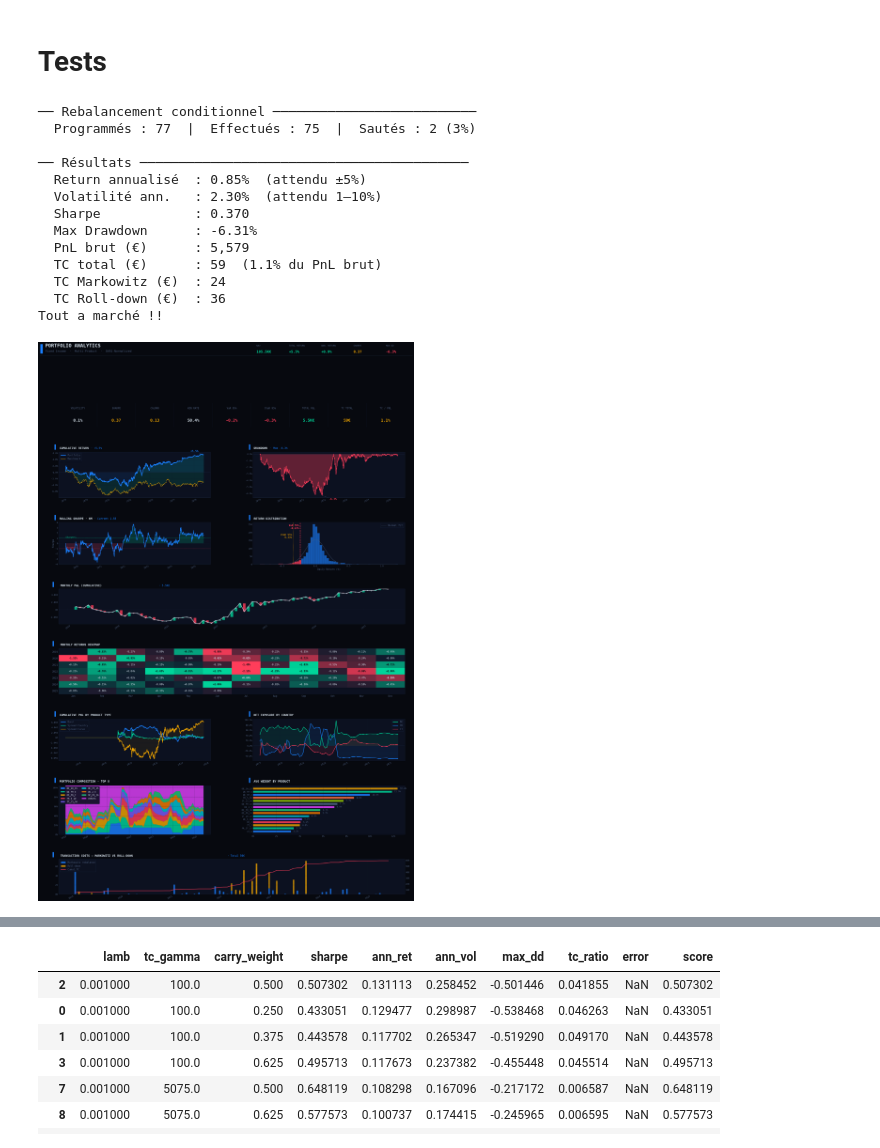
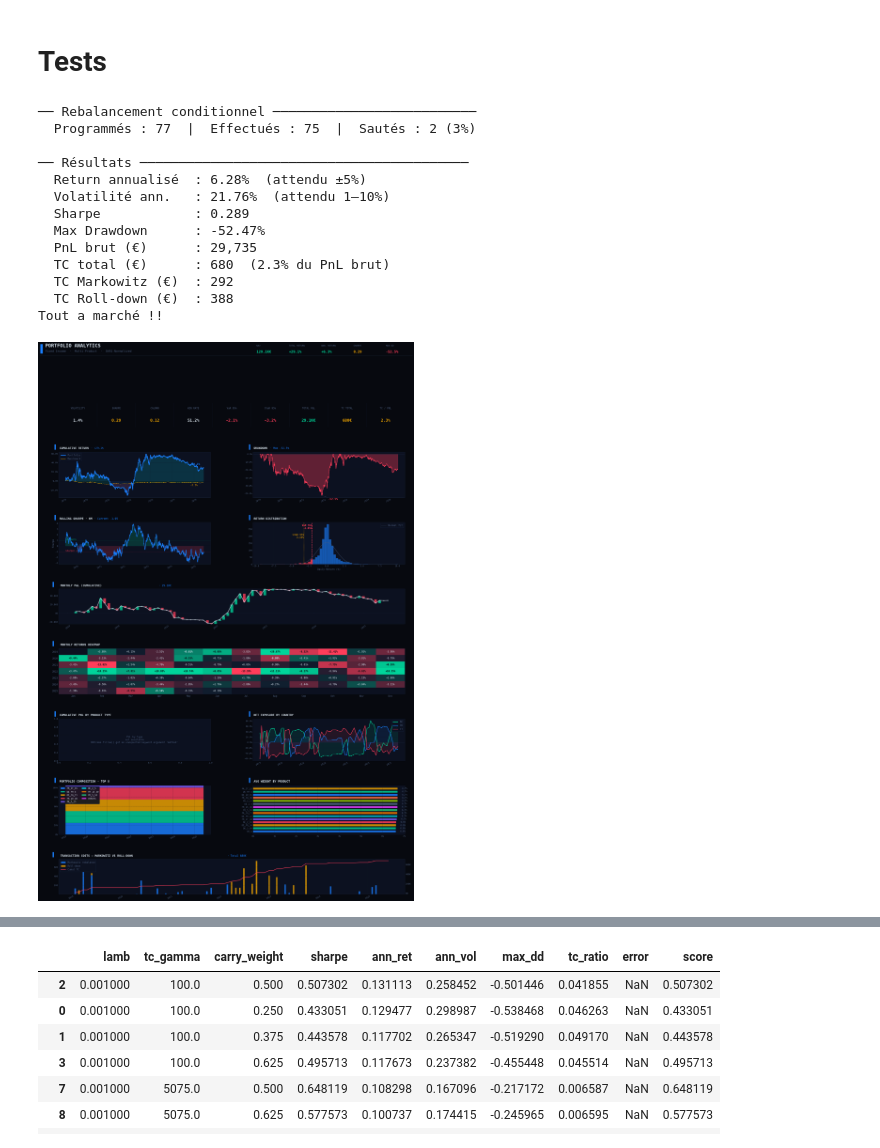
Before and after one commit to pradosth0/Markowitz_based_portfolio_allocation, a Jupyter notebook: pf_V2.ipynb, the cells around one changed output, grey strips where cells are left out. Drawn from its saved outputs; the diff is of its cells as text; code cells hidden in the pictures.

```diff
--- a/pf_V2.ipynb
+++ b/pf_V2.ipynb
@@ -124,12 +124,13 @@ def _compute_carry_for_isin(df_isin: pd.DataFrame) -> pd.DataFrame:
     Fallback si métadonnées manquantes :
       ≈ (price/100) × (yield/100) / 252
     """
-    df = df_isin.sort_values("time_stamp").copy()
+    df = df_isin.copy()
+    df = df.sort_values("time_stamp")
 
     needs = ["issue_date", "maturity_date", "coupon", "cpn_freq", "country_iso"]
     if any(c not in df.columns or df[c].isna().all() for c in needs):
         df["pnl_carry"] = (df["price"] / 100.0) * (df["yield"] / 100.0) / 252.0
-        return df
+        return df  # isin toujours présent ✅
 
     issue_date    = df["issue_date"].iloc[0]
     maturity_date = df["maturity_date"].iloc[0]
@@ -250,14 +251,15 @@ def compute_returns(data: pd.DataFrame) -> pd.DataFrame:
     # dy_bp : yield en % → diff en % → ×100 pour bp
     data["dy_bp"] = data.groupby("isin")["yield"].diff() * 100
 
-    # Carry QuantLib
     print("  Calcul carry QuantLib...")
-    try:
-        data = data.groupby("isin", group_keys=False).apply(
-            _compute_carry_for_isin, include_groups=True
-        )
-    except TypeError:
-        data = data.groupby("isin", group_keys=False).apply(_compute_carry_for_isin)
+    # Sauvegarde du mapping index → isin AVANT l'apply
+    isin_map = data["isin"].copy()
+
+    data = data.groupby("isin", group_keys=False).apply(_compute_carry_for_isin)
+
+    # Réassignation de isin si elle a été droppée
+    if "isin" not in data.columns:
+        data["isin"] = isin_map.reindex(data.index)
 
     # Filtre qualité ISINs
     valid = (
@@ -1961,44 +1963,44 @@ start_date = "2021-01-01"
 end_date   = "2025-06-10"
 
 
 tspf = TimeSeriesPortfolio(
     data=long,
     start_date="2019-01-01",
     end_date="2025-06-10",
     rebalance_freq="ME",
     dv01_ref=dv01_ref,
     long_only=False,
-    lamb=0.4, # 0.2
-    tc_gamma=10000 #12000 intensité des coûts dans l’optimisation
+    lamb=0.001, # 0.2
+    tc_gamma=1000 #12000 intensité des coûts dans l’optimisation
     #initial_weights= df_weights["weight"]
 )
 
    # lamb = 0.5
    # tc_gamma = 33000 -> Bon sharpe
 
    # lamb = 0.001000	tc =100.0 -> meilleur ret, but énorme roll
 
 tspf.generate_portfolios(carry_weight=0.8)
 
 viz = PortfolioDashboardVisualizer(ts_portfolio=tspf)
 #viz.plot_dashboard(save_path="dashboard.png", dpi=100)
 
 fig = viz.plot_dashboard()
 # %% [output]
 ── Rebalancement conditionnel ──────────────────────────
   Programmés : 77  |  Effectués : 75  |  Sautés : 2 (3%)
 
 ── Résultats ──────────────────────────────────────────
-  Return annualisé  : 0.85%  (attendu ±5%)
-  Volatilité ann.   : 2.30%  (attendu 1–10%)
-  Sharpe            : 0.370
-  Max Drawdown      : -6.31%
-  PnL brut (€)      : 5,579
-  TC total (€)      : 59  (1.1% du PnL brut)
-  TC Markowitz (€)  : 24
-  TC Roll-down (€)  : 36
+  Return annualisé  : 6.28%  (attendu ±5%)
+  Volatilité ann.   : 21.76%  (attendu 1–10%)
+  Sharpe            : 0.289
+  Max Drawdown      : -52.47%
+  PnL brut (€)      : 29,735
+  TC total (€)      : 680  (2.3% du PnL brut)
+  TC Markowitz (€)  : 292
+  TC Roll-down (€)  : 388
 Tout a marché !!
-[figure, old version]
+[figure, new version]
 # %%
 from joblib import Parallel, delayed
 import itertools
```
Also changed, not shown: parts of 1 cell of this notebook.
